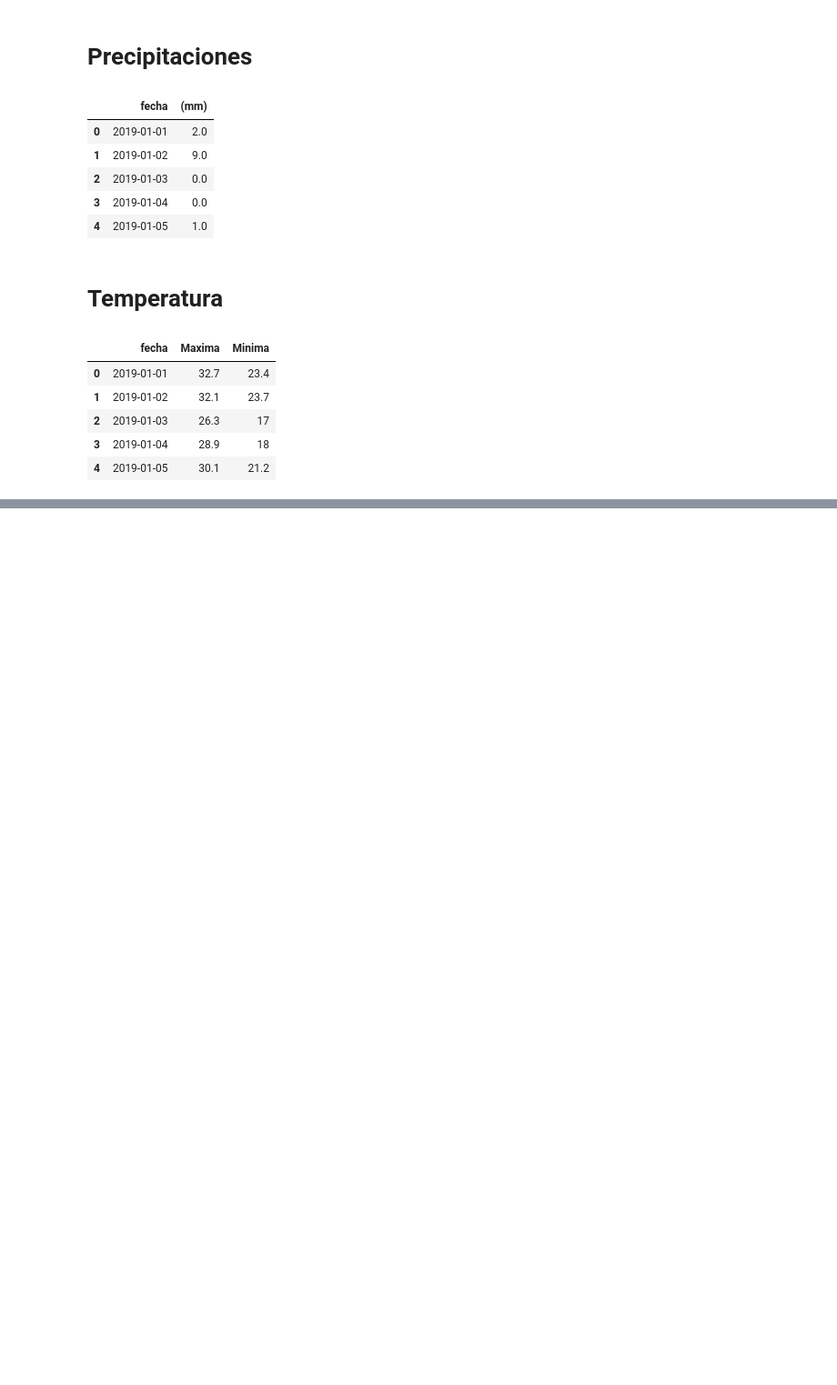
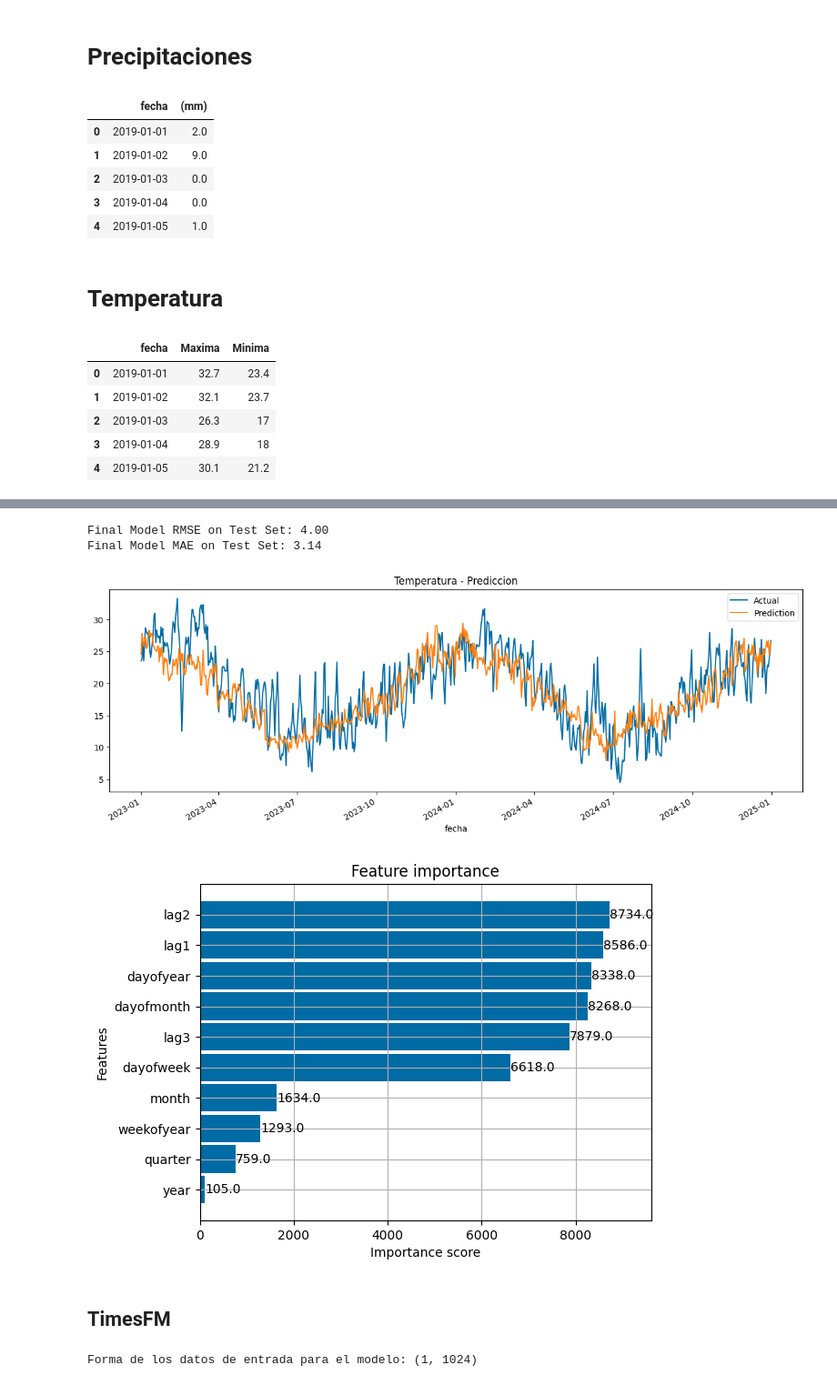
Before and after one commit to SebaAyala/AST_TP_2, a Jupyter notebook: AST_TP_2_CODE.ipynb, the cells around one changed output, grey strips where cells are left out. Shown at 91% size. Saved outputs shown, nothing was run; the diff lists cells and outputs as text; code cells hidden in the pictures; blank space fills up the shorter version.

```diff
--- a/AST_TP_2_CODE.ipynb
+++ b/AST_TP_2_CODE.ipynb
@@ -717,0 +1367,50 @@ df_temperatura.head()
+# %%
+from sklearn.metrics import mean_squared_error, mean_absolute_error
+
+# Make predictions on the test set
+y_pred_final = final_reg.predict(X_test_final)
+
+# Calculate RMSE on the test set
+rmse_final = np.sqrt(mean_squared_error(y_test_final, y_pred_final))
+
+# Calculate MAE on the test set
+mae_final = mean_absolute_error(y_test_final, y_pred_final)
+
+# Print the evaluation metrics
+print(f"Final Model RMSE on Test Set: {rmse_final:0.2f}")
+print(f"Final Model MAE on Test Set: {mae_final:0.2f}")
+# %% [output]
+Final Model RMSE on Test Set: 4.00
+Final Model MAE on Test Set: 3.14
+# %%
+import matplotlib.pyplot as plt
+import xgboost as xgb
+from xgboost import plot_importance
+
+# 1. Create a new DataFrame called test_results from the X_test_final DataFrame
+test_results = X_test_final.copy()
+test_results['Actual'] = y_test_final
+test_results['Prediction'] = y_pred_final
+
+# 2. Plot the 'Actual' and 'Prediction' columns of the test_results DataFrame
+plt.figure(figsize=(15, 5))
+test_results['Actual'].plot(label='Actual')
+test_results['Prediction'].plot(label='Prediction')
+plt.title('Temperatura - Prediccion')
+
+# 3. Add a legend to the plot to distinguish between the 'Actual' and 'Prediction' lines.
+plt.legend()
+
+# 4. Display the plot.
+plt.show()
+
+# 5. Generate a plot showing the importance of the features in the final_reg model
+plot_importance(final_reg, height=0.9)
+
+# 6. Display the feature importance plot.
+plt.show()
+# %% [output]
+[figure, added]
+[figure, added]
+# %% [markdown]
+## TimesFM
@@ -717,0 +1435,24 @@ df_temperatura.head()
+# %%
+# 3. Preparación de tus datos
+HORIZON = 15 # Tu horizonte de predicción
+
+# Asumimos que df_siniestros ya está cargado y es un DataFrame de pandas
+# con un índice de fecha y una columna con los valores de los siniestros.
+# Por ejemplo: df_siniestros['cantidad_siniestros']
+
+data_temperatura_TFM = df_modelo_temp.copy()
+split_index = int(len(data_temperatura_TFM) * 0.8)
+train_temperatura_TFM = data_temperatura_TFM[:split_index]
+test_temperatura_TFM = data_temperatura_TFM[split_index:]
+# --- ADAPTACIÓN CLAVE ---
+# El modelo necesita los últimos `max_context` (1024) puntos del set de entrenamiento
+# para predecir el futuro.
+contexto_para_predecir = train_temperatura_TFM['Media'][-1024:].to_numpy()
+
+# El modelo espera un formato específico: (batch_size, num_timesteps).
+# En nuestro caso, el batch_size es 1.
+inputs_del_modelo = contexto_para_predecir.reshape(1, -1)
+
+print(f"Forma de los datos de entrada para el modelo: {inputs_del_modelo.shape}")
+# %% [output]
+Forma de los datos de entrada para el modelo: (1, 1024)
```
Also changed, not shown: parts of 29 cells of this notebook.
